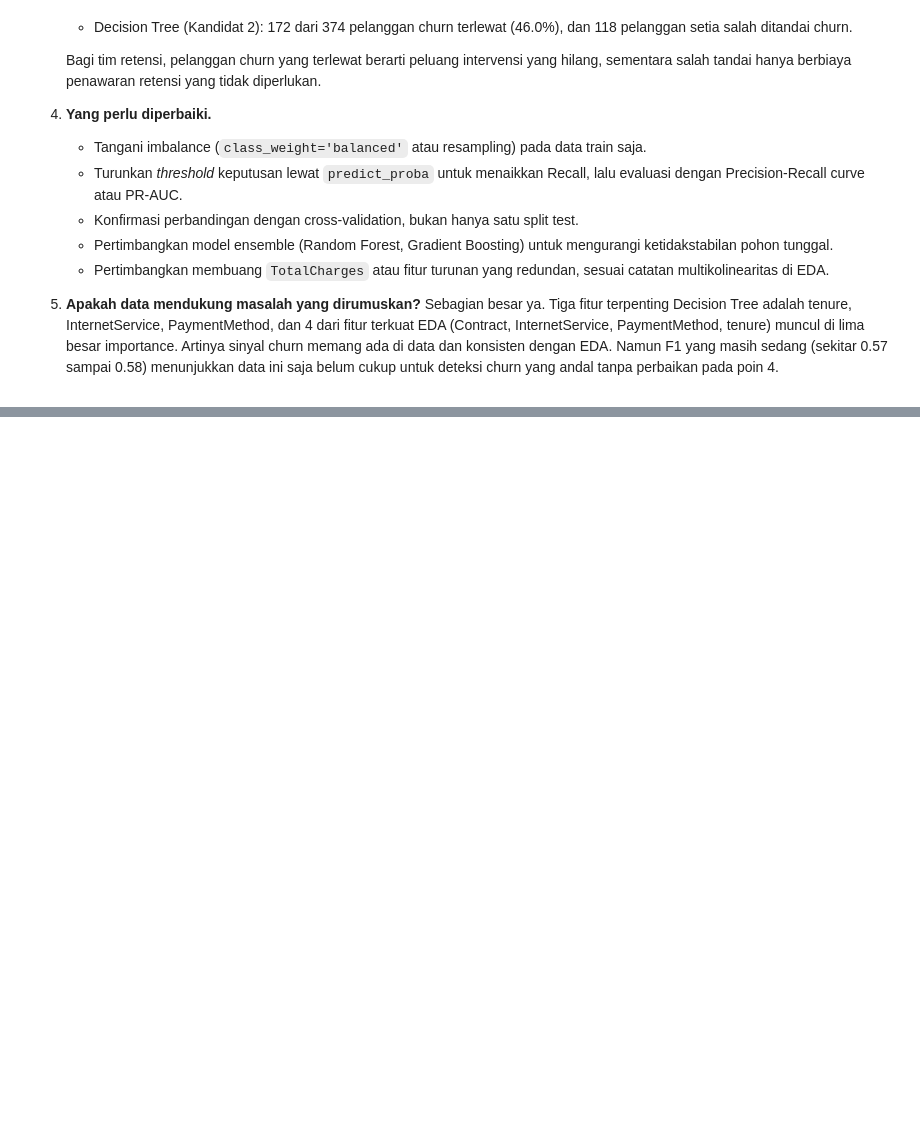
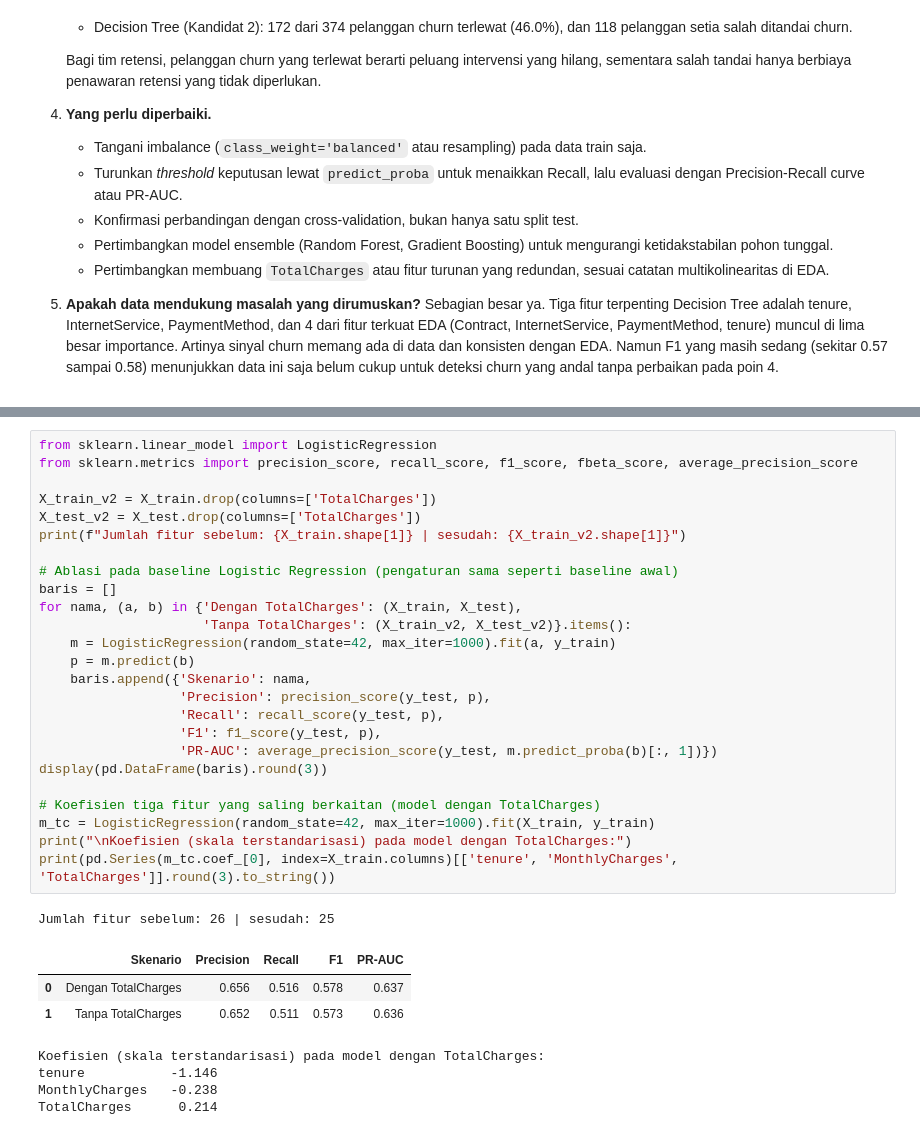
Before and after one commit to carlos1739/analisis_telco, a Jupyter notebook: notebook/churn_analysis.ipynb, the cells around one changed output, grey strips where cells are left out. Cells and saved outputs as stored; diff of their text form; blank space fills up the shorter version.

```diff
--- a/notebook/churn_analysis.ipynb
+++ b/notebook/churn_analysis.ipynb
@@ -1085,0 +1102,34 @@ display(Markdown(teks))
+# %%
+from sklearn.linear_model import LogisticRegression
+from sklearn.metrics import precision_score, recall_score, f1_score, fbeta_score, average_precision_score
+
+X_train_v2 = X_train.drop(columns=['TotalCharges'])
+X_test_v2 = X_test.drop(columns=['TotalCharges'])
+print(f"Jumlah fitur sebelum: {X_train.shape[1]} | sesudah: {X_train_v2.shape[1]}")
+
+# Ablasi pada baseline Logistic Regression (pengaturan sama seperti baseline awal)
+baris = []
+for nama, (a, b) in {'Dengan TotalCharges': (X_train, X_test),
+                     'Tanpa TotalCharges': (X_train_v2, X_test_v2)}.items():
+    m = LogisticRegression(random_state=42, max_iter=1000).fit(a, y_train)
+    p = m.predict(b)
+    baris.append({'Skenario': nama,
+                  'Precision': precision_score(y_test, p),
+                  'Recall': recall_score(y_test, p),
+                  'F1': f1_score(y_test, p),
+                  'PR-AUC': average_precision_score(y_test, m.predict_proba(b)[:, 1])})
+display(pd.DataFrame(baris).round(3))
+
+# Koefisien tiga fitur yang saling berkaitan (model dengan TotalCharges)
+m_tc = LogisticRegression(random_state=42, max_iter=1000).fit(X_train, y_train)
+print("\nKoefisien (skala terstandarisasi) pada model dengan TotalCharges:")
+print(pd.Series(m_tc.coef_[0], index=X_train.columns)[['tenure', 'MonthlyCharges', 'TotalCharges']].round(3).to_string())
+# %% [output]
+Jumlah fitur sebelum: 26 | sesudah: 25
+|  | Skenario | Precision | Recall | F1 | PR-AUC |
+| 0 | Dengan TotalCharges | 0.656 | 0.516 | 0.578 | 0.637 |
+| 1 | Tanpa TotalCharges | 0.652 | 0.511 | 0.573 | 0.636 |
+Koefisien (skala terstandarisasi) pada model dengan TotalCharges:
+tenure           -1.146
+MonthlyCharges   -0.238
+TotalCharges      0.214
```
Also changed, not shown: parts of 12 cells of this notebook.
